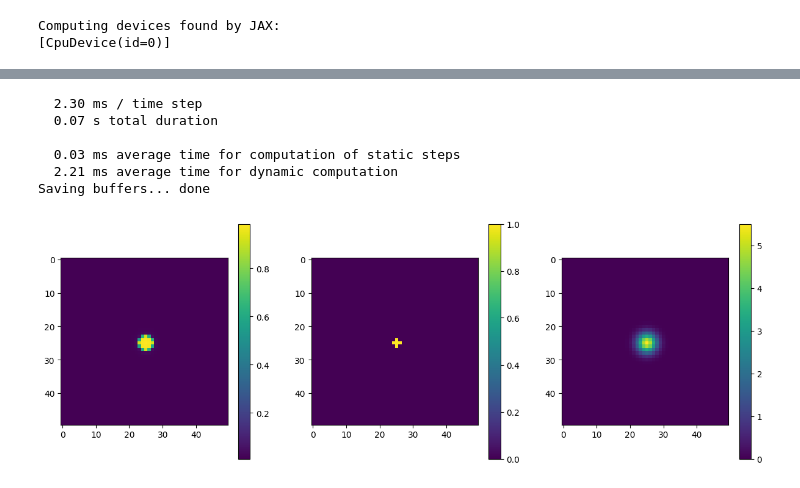
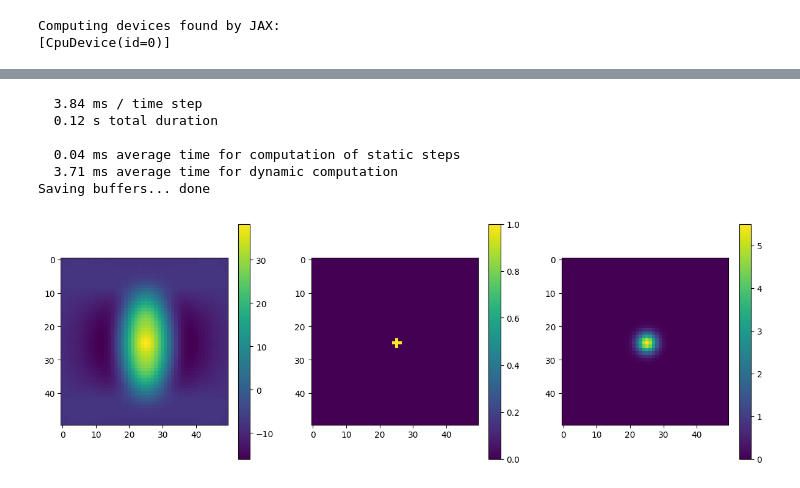
Before and after one commit to cedar/juniper, a Jupyter notebook: demos/test.ipynb, the cells around one changed output, grey strips where cells are left out. Saved outputs shown, nothing was run; the diff lists cells and outputs as text; code cells hidden in the pictures.

```diff
--- a/demos/test.ipynb
+++ b/demos/test.ipynb
@@ -172,24 +111,24 @@ Buffer for step heb1 could not be loaded
 # %%
-plot_data_history, ms_per_tick, timing = arch.run_simulation(arch.tick, ["nf1", "nf2", "gauss0"], 30)
+plot_data_history, ms_per_tick, timing = arch.run_simulation(arch.tick, ["nf1.activation", "nf2", "gauss0"], 30)
 
 
 import matplotlib.pyplot as plt
 fig, axes = plt.subplots(1, 3, figsize=(15, 5))
 im1=axes[0].imshow(plot_data_history[-1][0])
 im2=axes[1].imshow(plot_data_history[-1][1])
 im3=axes[2].imshow(plot_data_history[-1][2])
 fig.colorbar(im1, ax=axes[0])
 fig.colorbar(im2, ax=axes[1])
 fig.colorbar(im3, ax=axes[2])
 plt.show()
 # %% [output]
-  2.30 ms / time step
-  0.07 s total duration
+  3.84 ms / time step
+  0.12 s total duration
 
-  0.03 ms average time for computation of static steps
-  2.21 ms average time for dynamic computation
+  0.04 ms average time for computation of static steps
+  3.71 ms average time for dynamic computation
 Saving buffers... done
-[figure, old version]
+[figure, new version]
 # %%
 import time
 from pprint import pprint
```
Also changed, not shown: parts of 8 cells of this notebook, 20 other files.
